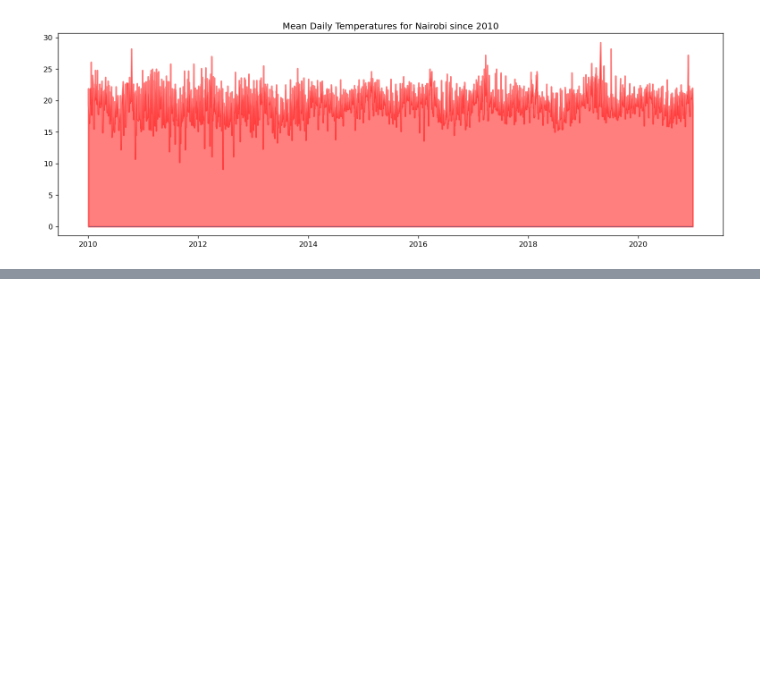
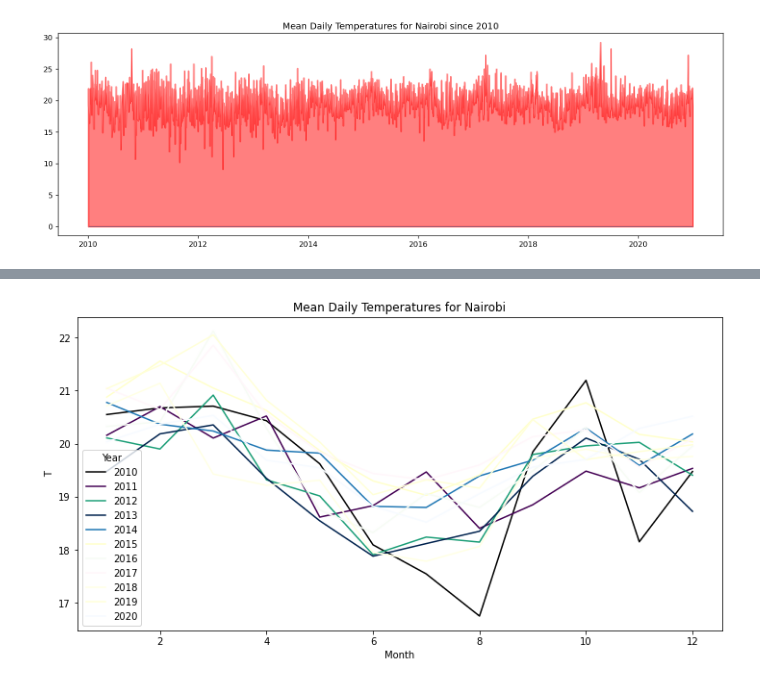
Before and after one commit to wkirui/Weather-Data-Analysis, a Jupyter notebook: Weather Analysis.ipynb, the cells around one changed output, grey strips where cells are left out. Saved outputs shown, nothing was run; the diff lists cells and outputs as text; code cells hidden in the pictures; blank space fills up the shorter version.

```diff
--- a/Weather Analysis.ipynb
+++ b/Weather Analysis.ipynb
@@ -612,0 +653,22 @@ plt.show()
+# %%
+# plot daily temperatures by year
+mean_daily_temp_val = filtered_temp_data.groupby(['Year','Month','Date'])['T'].mean().round(1).reset_index()
+
+fig,ax = plt.subplots(figsize=(12,6))
+# sns.lineplot(x='Month',y='T',hue='Year',data=mean_daily_temp_val)
+# plt.title('Mean Daily Temperatures for Nairobi')
+# plt.show()
+cols = ['CMRmap','viridis','Dark2','cividis','tab20','YlOrRd','Greens','PuBuGn','YlOrBr','YlGnBu','Blues']
+years_val = [x for x in mean_daily_temp_val['Year'].unique()]
+for i in range(len(years_val)):
+    #filter data
+    year_i_df = mean_daily_temp_val[mean_daily_temp_val['Year']==years_val[i]]
+    # pick random pallete
+#     random_palette = color_palettes[np.random.randint(0,len(color_palettes))]
+    # plot data
+    sns.lineplot(x='Month',y='T',hue='Year',err_style=None,palette=cols[i],data=year_i_df,ax=ax)
+
+plt.title('Mean Daily Temperatures for Nairobi')
+plt.show()
+# %% [output]
+[figure, added]
```
Also changed, not shown: parts of 7 cells of this notebook.
